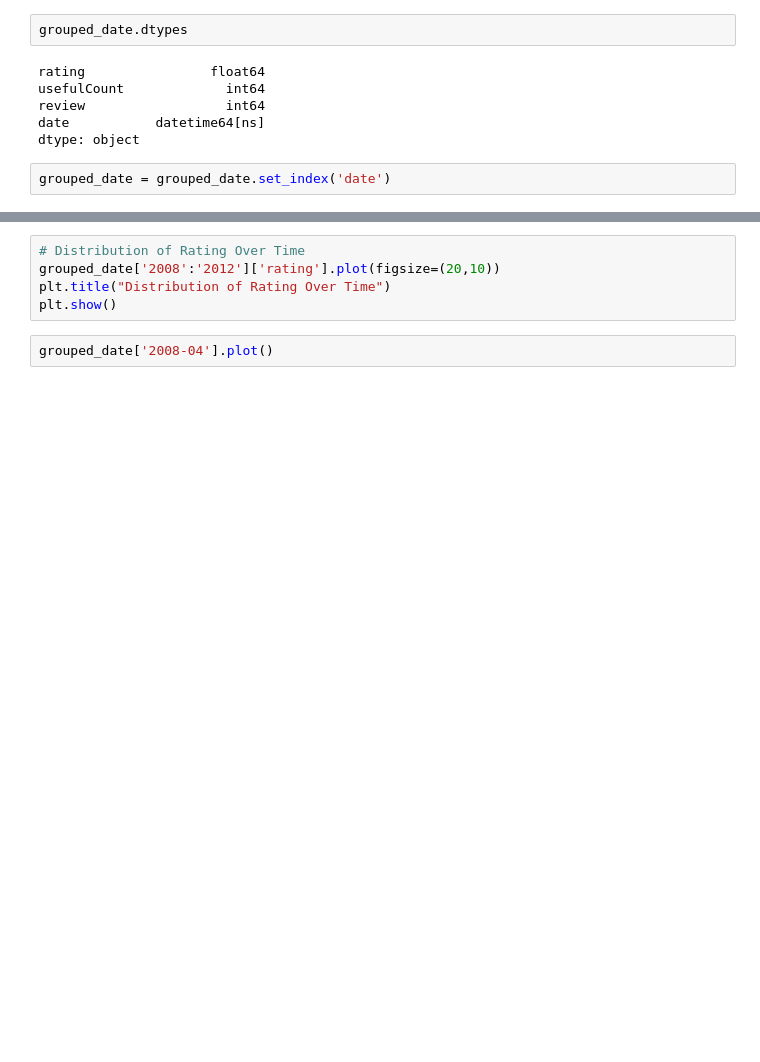
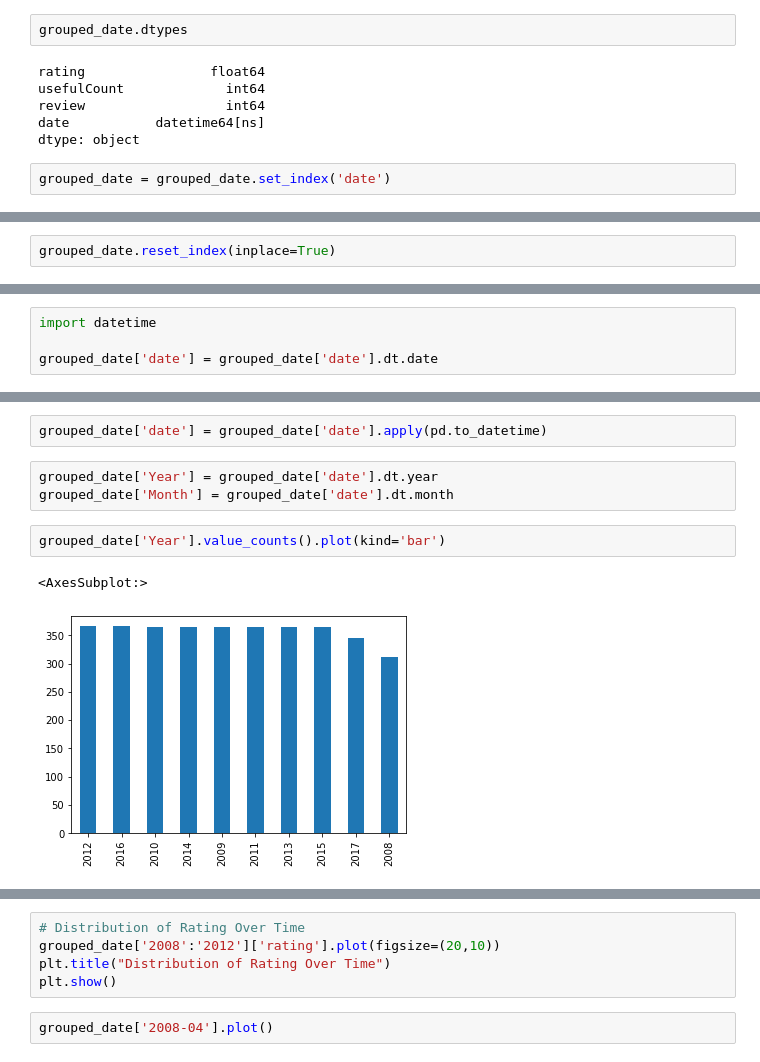
Before and after one commit to Adebesindedayo/Data_Analysis_with_python, a Jupyter notebook: Drug_Review_Analysis/Drug_Review_Analysis.ipynb, the cells around one changed output, grey strips where cells are left out. Drawn from its saved outputs; the diff is of its cells as text; blank space fills up the shorter version.

```diff
--- a/Drug_Review_Analysis/Drug_Review_Analysis.ipynb
+++ b/Drug_Review_Analysis/Drug_Review_Analysis.ipynb
@@ -813,0 +817,2 @@ AssertionError: <class 'numpy.ndarray'>
+# %%
+grouped_date.reset_index(inplace=True)
@@ -813,0 +827,4 @@ AssertionError: <class 'numpy.ndarray'>
+# %%
+import datetime
+
+grouped_date['date'] = grouped_date['date'].dt.date
@@ -813,0 +844,10 @@ AssertionError: <class 'numpy.ndarray'>
+# %%
+grouped_date['date'] = grouped_date['date'].apply(pd.to_datetime)
+# %%
+grouped_date['Year'] = grouped_date['date'].dt.year
+grouped_date['Month'] = grouped_date['date'].dt.month
+# %%
+grouped_date['Year'].value_counts().plot(kind='bar')
+# %% [output]
+<AxesSubplot:>
+[figure, added]
```
Also changed, not shown: parts of 15 cells of this notebook.
